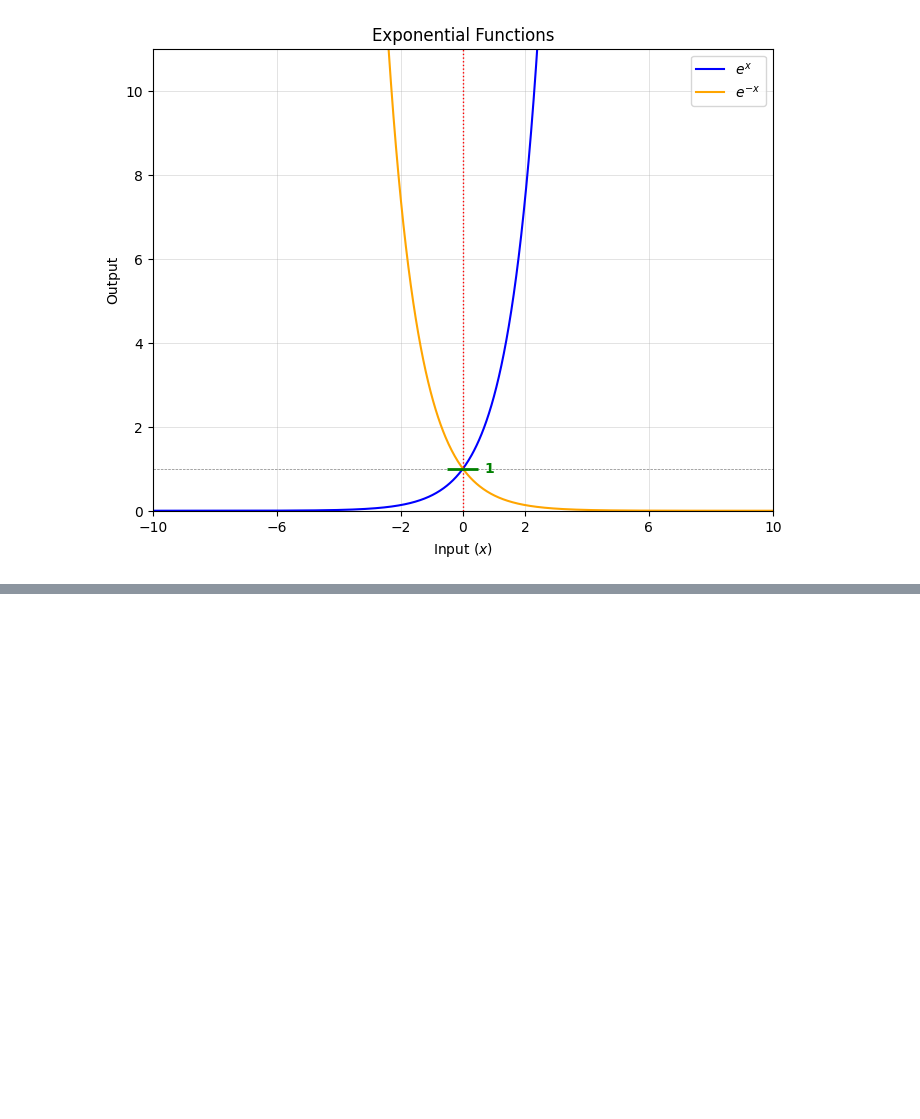
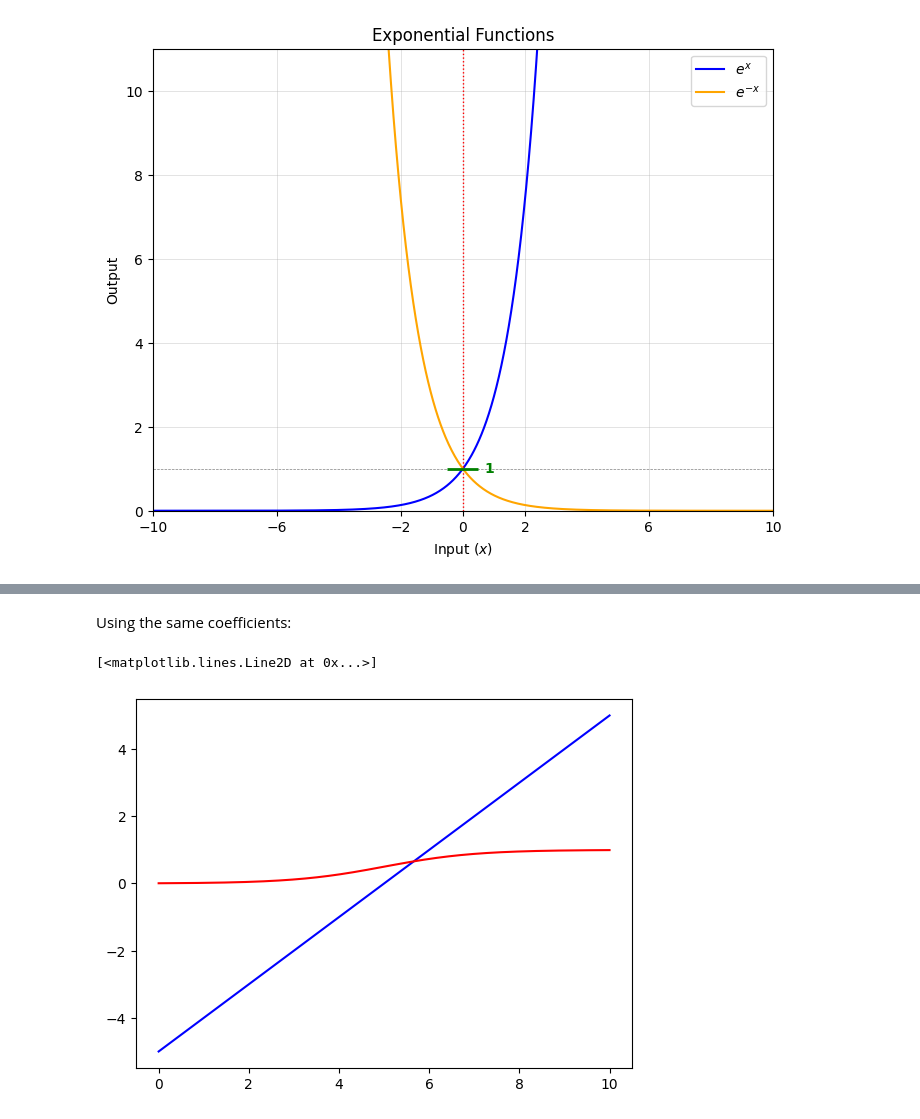
Before and after one commit to nirvana644/IATD-Machine-Learning-Algorithms, a Jupyter notebook: week_3_lesson_2_sigmoid_func.ipynb, the cells around one changed output, grey strips where cells are left out. Drawn from its saved outputs; the diff is of its cells as text; code cells hidden in the pictures; blank space fills up the shorter version.

```diff
--- a/week_3_lesson_2_sigmoid_func.ipynb
+++ b/week_3_lesson_2_sigmoid_func.ipynb
@@ -173,0 +232,14 @@ plt.show()
+# %% [markdown]
+Using the same coefficients:
+# %%
+b0 = -5
+b1 = 1
+
+linear_score = b0 + b1 * x
+p = 1 / (1 + np.exp(-linear_score))
+
+plt.plot(x, linear_score, color="blue", label="Linear score")
+plt.plot(x, p, color="red", label="Logistic probability")
+# %% [output]
+[<matplotlib.lines.Line2D at 0x...>]
+[figure, added]
```
Also changed, not shown: parts of 2 cells of this notebook, 2 other files.
